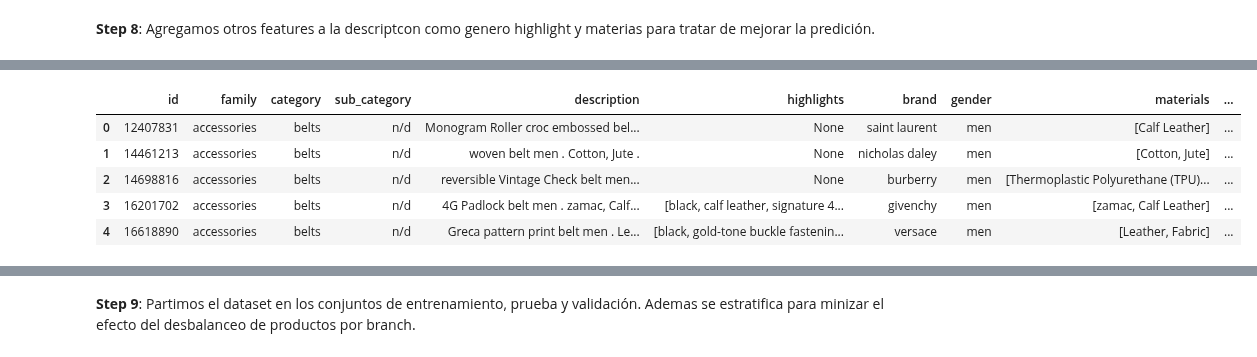
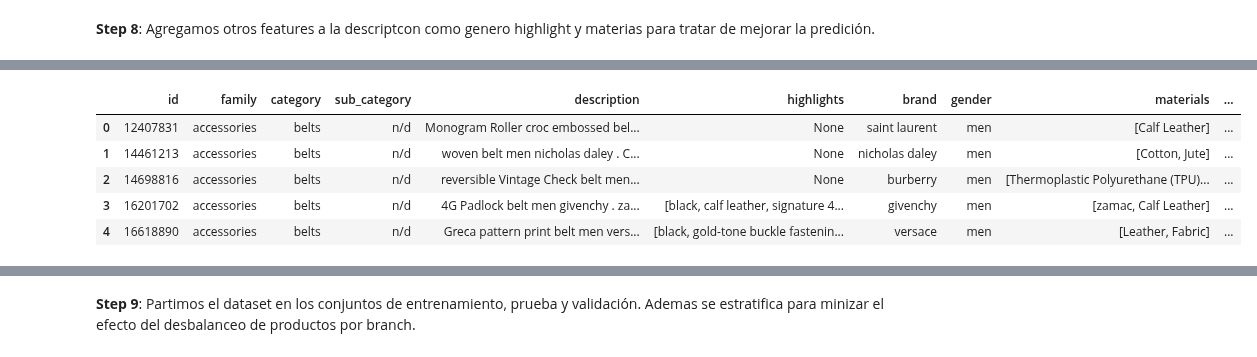
Before and after one commit to magistery-tps/text-mining, a Jupyter notebook: notebooks/fashion-outfits/pre-processing.ipynb, the cells around one changed output, grey strips where cells are left out. Saved outputs shown, nothing was run; the diff lists cells and outputs as text; code cells hidden in the pictures.

```diff
--- a/notebooks/fashion-outfits/pre-processing.ipynb
+++ b/notebooks/fashion-outfits/pre-processing.ipynb
@@ -370,24 +370,25 @@ def preprocess_highlights(v):
 MAX_TAGS = 6
 # %%
 sampled_products = sampled_products[sampled_products['tokens_count'] < MAX_TOKENS]
+
 
 highlights = sampled_products['highlights'].apply(lambda x: '. ' + preprocess_highlights(x)[:MAX_TAGS])
 
 materials  = sampled_products['materials'].apply(lambda x: '. ' + ', '.join( ([] if x is None else x.tolist())[:MAX_TAGS]))
 
-sampled_products['description']  = sampled_products['description'] + ' ' + sampled_products['gender'] +  ' ' + materials + ' ' + highlights
+sampled_products['description']  = sampled_products['description'] + ' ' + sampled_products['gender']  + ' ' + sampled_products['brand'] + ' ' + materials + ' ' + highlights
 
 sampled_products['tokens_count'] = sampled_products['description'].apply(lambda x: len(x.split(' ')))
 
 
 sampled_products.head()
 # %% [output]
 |  | id | family | category | sub_category | description | highlights | brand | gender | materials | ... |
 | 0 | 12407831 | accessories | belts | n/d | Monogram Roller croc embossed bel... | None | saint laurent | men | [Calf Leather] | ... |
-| 1 | 14461213 | accessories | belts | n/d | woven belt men . Cotton, Jute . | None | nicholas daley | men | [Cotton, Jute] | ... |
+| 1 | 14461213 | accessories | belts | n/d | woven belt men nicholas daley . C... | None | nicholas daley | men | [Cotton, Jute] | ... |
 | 2 | 14698816 | accessories | belts | n/d | reversible Vintage Check belt men... | None | burberry | men | [Thermoplastic Polyurethane (TPU)... | ... |
-| 3 | 16201702 | accessories | belts | n/d | 4G Padlock belt men . zamac, Calf... | [black, calf leather, signature 4... | givenchy | men | [zamac, Calf Leather] | ... |
-| 4 | 16618890 | accessories | belts | n/d | Greca pattern print belt men . Le... | [black, gold-tone buckle fastenin... | versace | men | [Leather, Fabric] | ... |
+| 3 | 16201702 | accessories | belts | n/d | 4G Padlock belt men givenchy . za... | [black, calf leather, signature 4... | givenchy | men | [zamac, Calf Leather] | ... |
+| 4 | 16618890 | accessories | belts | n/d | Greca pattern print belt men vers... | [black, gold-tone buckle fastenin... | versace | men | [Leather, Fabric] | ... |
 # %%
 plot_tokens_count(sampled_products)
 # %% [output]
```
Also changed, not shown: parts of 3 cells of this notebook, 4 other files.
